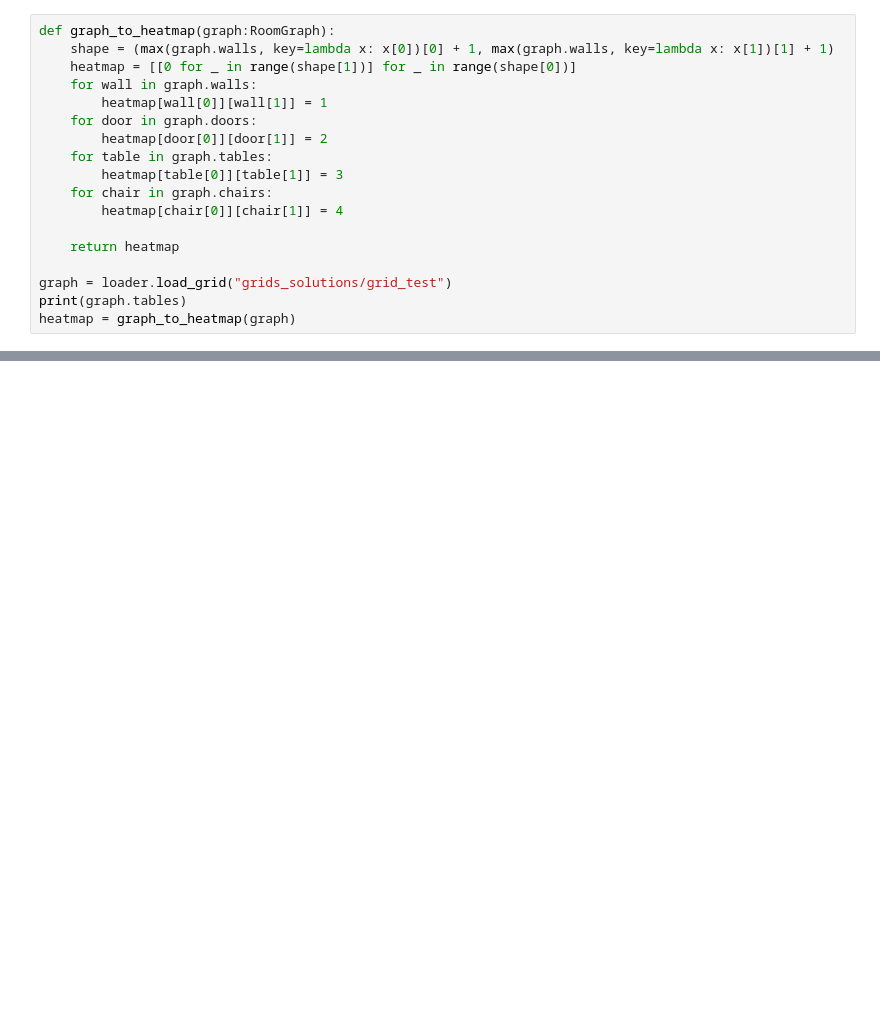
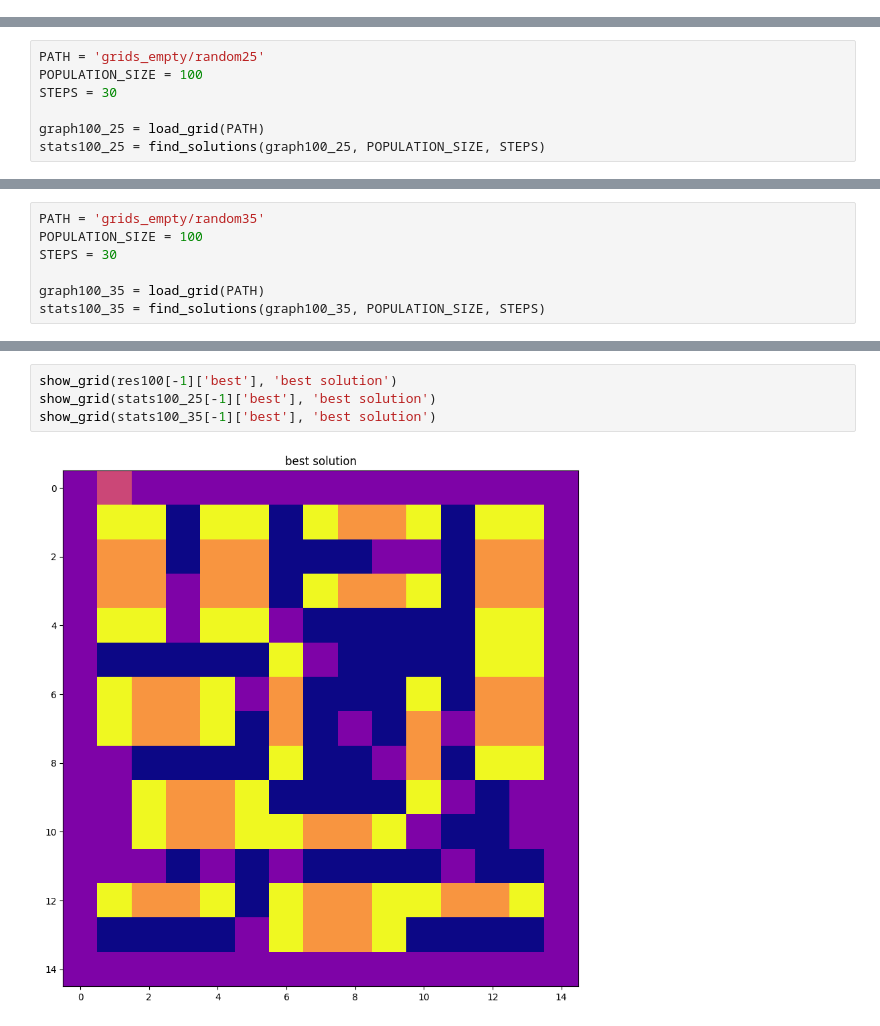
Before and after one commit to wojciechloboda/badania-operacyjne, a Jupyter notebook: tests.ipynb, the cells around one changed output, grey strips where cells are left out. Cells and saved outputs as stored; diff of their text form; blank space fills up the shorter version.

Commit message:
better tests and adding exampels

```diff
--- a/tests.ipynb
+++ b/tests.ipynb
@@ -10,18 +0,0 @@ import numpy as np
-# %%
-def graph_to_heatmap(graph:RoomGraph):
-    shape = (max(graph.walls, key=lambda x: x[0])[0] + 1, max(graph.walls, key=lambda x: x[1])[1] + 1)
-    heatmap = [[0 for _ in range(shape[1])] for _ in range(shape[0])]
-    for wall in graph.walls:
-        heatmap[wall[0]][wall[1]] = 1
-    for door in graph.doors:
-        heatmap[door[0]][door[1]] = 2
-    for table in graph.tables:
-        heatmap[table[0]][table[1]] = 3
-    for chair in graph.chairs:
-        heatmap[chair[0]][chair[1]] = 4
-
-    return heatmap
-
-graph = loader.load_grid("grids_solutions/grid_test")
-print(graph.tables)
-heatmap = graph_to_heatmap(graph)
@@ -444,0 +192,7 @@ show_grid(stats100_20[-1]['best'], 'best solution')
+# %%
+PATH = 'grids_empty/random25'
+POPULATION_SIZE = 100
+STEPS = 30
+
+graph100_25 = load_grid(PATH)
+stats100_25 = find_solutions(graph100_25, POPULATION_SIZE, STEPS)
@@ -444,0 +275,7 @@ show_grid(stats100_20[-1]['best'], 'best solution')
+# %%
+PATH = 'grids_empty/random35'
+POPULATION_SIZE = 100
+STEPS = 30
+
+graph100_35 = load_grid(PATH)
+stats100_35 = find_solutions(graph100_35, POPULATION_SIZE, STEPS)
@@ -444,0 +355,6 @@ show_grid(stats100_20[-1]['best'], 'best solution')
+# %%
+show_grid(res100[-1]['best'], 'best solution')
+show_grid(stats100_25[-1]['best'], 'best solution')
+show_grid(stats100_35[-1]['best'], 'best solution')
+# %% [output]
+[figure, added]
```
Also changed, not shown: parts of 43 cells of this notebook, 20 other files.
